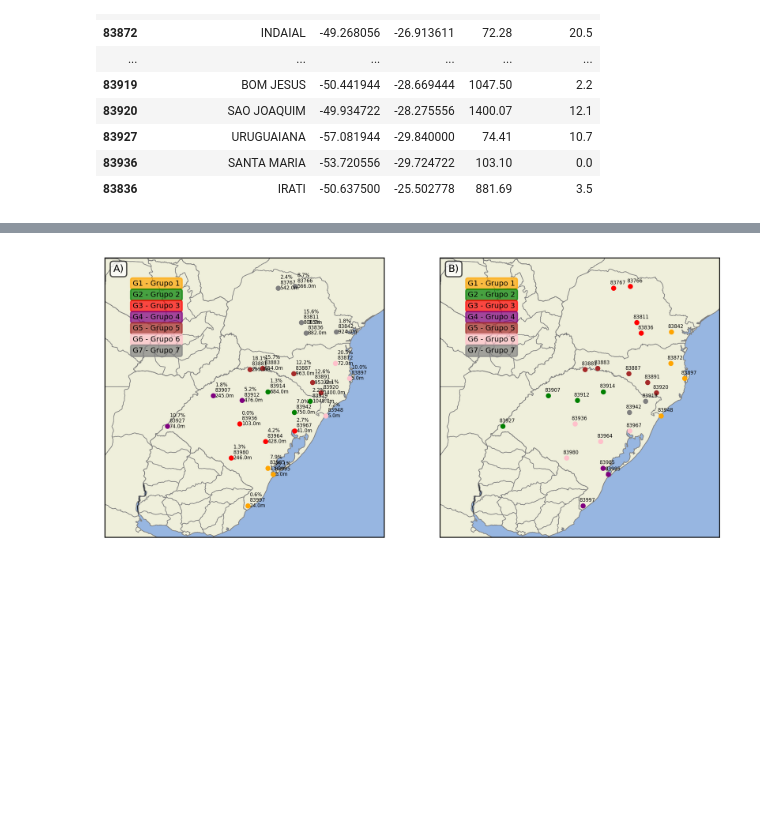
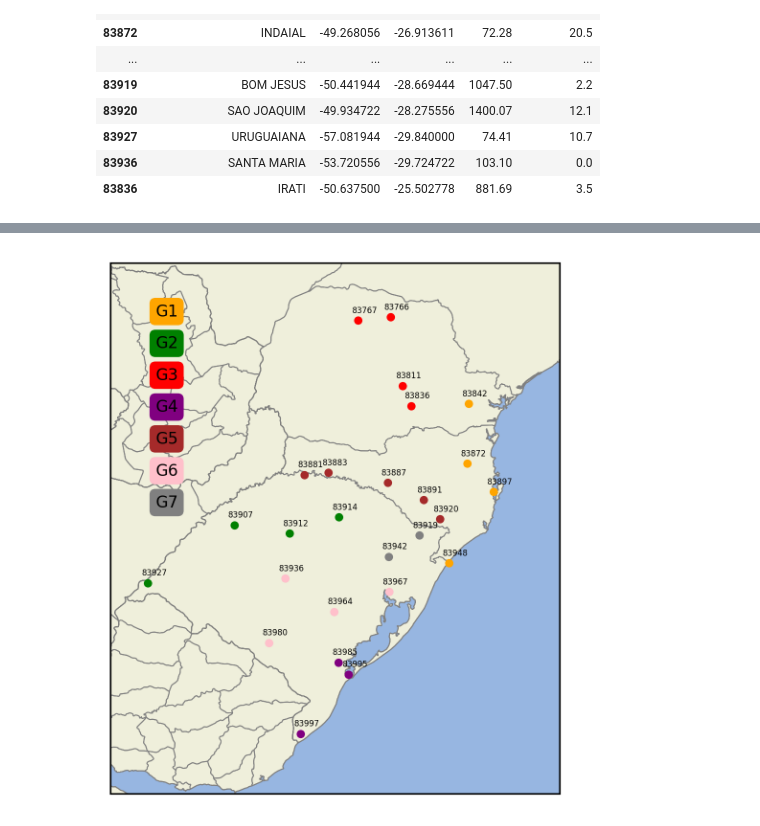
Before and after one commit to lucasdmarten/dissertacao, a Jupyter notebook: stations_parser_anomalys.ipynb, the cells around one changed output, grey strips where cells are left out. Drawn from its saved outputs; the diff is of its cells as text; code cells hidden in the pictures; blank space fills up the shorter version.

```diff
--- a/stations_parser_anomalys.ipynb
+++ b/stations_parser_anomalys.ipynb
@@ -234,4 +251,5 @@ def extract(codes, df_done, variable, fill_with_nans=True):
 # data.index = data['index']
 # data = data.drop(columns=['index'])
 # %%
-data = extract(codes, df_done, variable='anom_mean')
+anom_data = extract(codes, df_done, variable='anom_mean')
+tmean_data = extract(codes, df_done, variable='tmean')
@@ -488,50 +501,50 @@ groups_kmeans
 # plt.savefig('stations_kmeans.png')
 # plt.show()
 # %%
-fig = plt.figure(figsize=(9,14), dpi=300)
-gs = fig.add_gridspec(1, 2)
+fig = plt.figure(dpi=300)
+gs = fig.add_gridspec(1, 1)
 
-ax1 = fig.add_subplot(gs[0], projection=ccrs.PlateCarree())
-ax1.set_extent([-60, -47, -35, -22], crs=ccrs.PlateCarree())
-ax1.add_feature(cfeature.LAND, edgecolor='gray', linewidth=0.5)
-ax1.add_feature(cfeature.BORDERS, linewidth=0.5)
-ax1.add_feature(cfeature.OCEAN, edgecolor='gray', linewidth=0.5)
-ax1.add_feature(cfeature.STATES, edgecolor='gray', linewidth=0.5)
+# ax1 = fig.add_subplot(gs[0], projection=ccrs.PlateCarree())
+# ax1.set_extent([-58, -47, -35, -22], crs=ccrs.PlateCarree())
+# ax1.add_feature(cfeature.LAND, edgecolor='gray', linewidth=0.5)
+# ax1.add_feature(cfeature.BORDERS, linewidth=0.5)
+# ax1.add_feature(cfeature.OCEAN, edgecolor='gray', linewidth=0.5)
+# ax1.add_feature(cfeature.STATES, edgecolor='gray', linewidth=0.5)
 
-group_colors = {'G1 - Grupo 1': 'orange', 'G2 - Grupo 2': 'green', 'G3 - Grupo 3': 'red', 'G4 - Grupo 4': 'purple', 'G5 - Grupo 5': 'brown',
-               'G6 - Grupo 6': 'pink', 'G7 - Grupo 7': 'gray'}
+# group_colors = {'G1': 'orange', 'G2': 'green', 'G3': 'red', 'G4': 'purple', 'G5': 'brown',
+#                'G6': 'pink', 'G7': 'gray'}
 
-x, y = 0.1, 0.9
-for group, color in group_colors.items():
-    ax1.annotate(group, xy=(x, y), xycoords='axes fraction', color='black', fontsize=6,
-                bbox=dict(facecolor=color, edgecolor=color, boxstyle='round,pad=0.3', alpha=0.7))
-    y -= 0.04  # Movendo para baixo para o próximo grupo
+# x, y = 0.1, 0.9
+# for group, color in group_colors.items():
+#     ax1.annotate(group, xy=(x, y), xycoords='axes fraction', color='black', fontsize=8,
+#                 bbox=dict(facecolor=color, edgecolor=color, boxstyle='round,pad=0.3', alpha=0.7))
+#     y -= 0.06  # Movendo para baixo para o próximo grupo
 
-marker = 'o'
-for code, row in cidades.iterrows():
+# marker = 'o'
+# for code, row in cidades.iterrows():
 
-    color = group2color.get(codes2group.get(code))
+#     color = group2color.get(codes2group.get(code))
 
-    ax1.scatter(row['lons'], row['lats'], transform=ccrs.PlateCarree(),
-          color=color, s=10, zorder=5, marker=marker)
-    ax1.text(row['lons']+0.1, row['lats']+0., str(round(row['alt'],0)) + 'm',
-            transform=ccrs.PlateCarree(),
-            fontsize=4,
-            color='black', zorder=100,
-            verticalalignment='center')
-    ax1.text(row['lons']+0.1, row['lats']+0.5, str(row['percent_null']) + '%',
-            transform=ccrs.PlateCarree(),
-            fontsize=4,
-            color='black', zorder=100,
-            verticalalignment='center')
-    ax1.text(row['lons']+0.1, row['lats']+0.25, code,
-            transform=ccrs.PlateCarree(),
-            fontsize=4,
-            color='black', zorder=100,
-            verticalalignment='center')
+#     ax1.scatter(row['lons'], row['lats'], transform=ccrs.PlateCarree(),
+#           color=color, s=10, zorder=5, marker=marker)
+#     # ax1.text(row['lons']+0.1, row['lats']+0., str(round(row['alt'],0)) + 'm',
+#     #         transform=ccrs.PlateCarree(),
+#     #         fontsize=4,
+#     #         color='black', zorder=100,
+#     #         verticalalignment='center')
+#     # ax1.text(row['lons']+0.1, row['lats']+0.5, str(row['percent_null']) + '%',
+#     #         transform=ccrs.PlateCarree(),
+#     #         fontsize=4,
+#     #         color='black', zorder=100,
+#     #         verticalalignment='center')
+#     ax1.text(row['lons']+0.1, row['lats']+0.25, code,
+#             transform=ccrs.PlateCarree(),
+#             fontsize=4,
+#             color='black', zorder=100,
+#             verticalalignment='center')
 
-ax2 = fig.add_subplot(gs[1], projection=ccrs.PlateCarree())
-ax2.set_extent([-60, -47, -35, -22], crs=ccrs.PlateCarree())
+ax2 = fig.add_subplot(gs[0], projection=ccrs.PlateCarree())
+ax2.set_extent([-58, -47, -35, -22], crs=ccrs.PlateCarree())
 
 ax2.add_feature(cfeature.LAND, edgecolor='gray', linewidth=0.5)
 ax2.add_feature(cfeature.BORDERS, linewidth=0.5)
@@ -539,44 +552,44 @@ ax2.add_feature(cfeature.OCEAN, edgecolor='gray', linewidth=0.5)
 ax2.add_feature(cfeature.STATES, edgecolor='gray', linewidth=0.5)
 x, y = 0.1, 0.9
 for group, color in group_colors.items():
-    ax2.annotate(group, xy=(x, y), xycoords='axes fraction', color='black', fontsize=6,
-                bbox=dict(facecolor=color, edgecolor=color, boxstyle='round,pad=0.3', alpha=0.7))
-    y -= 0.04  # Movendo para baixo para o próximo grupo
+    ax2.annotate(group, xy=(x, y), xycoords='axes fraction', color='black', fontsize=8,
+                bbox=dict(facecolor=color, edgecolor=color, boxstyle='round,pad=0.3', alpha=1))
+    y -= 0.06  # Movendo para baixo para o próximo grupo
 
 
 scatters = []
 for code, row in cidades.iterrows():
     label = code2group.get(code)
     color = group2color.get(label)
 
     scatter = ax2.scatter(row['lons'], row['lats'], transform=ccrs.PlateCarree(),
                          color=color, s=10, zorder=5, marker='o')
 
     # ax2.text(row['lons']+0.1, row['lats']+0., str(round(row['alt'],3)) + 'm',
     #         transform=ccrs.PlateCarree(),
     #         fontsize=4,
     #         color='black', zorder=100,
     #         verticalalignment='center')
     # ax2.text(row['lons']-0.15, row['lats']+0.5, str(row['percent_null']) + '%',
     #         transform=ccrs.PlateCarree(),
     #         fontsize=4,
     #         color='black', zorder=100,
     #         verticalalignment='center')
     ax2.text(row['lons']-0.15, row['lats']+0.25, code,
             transform=ccrs.PlateCarree(),
             fontsize=4,
             color='black', zorder=100,
             verticalalignment='center')
 
-axs = [ax1, ax2]
-x, y = 0.03, 0.95
-for i, letter in enumerate(['A)', 'B)']):
-    axs[i].annotate(letter, xy=(x, y), xycoords='axes fraction', color='black', fontsize=8,
-                bbox=dict(facecolor='white', edgecolor='black', boxstyle='round,pad=0.3', alpha=0.7))
-    #x += 1.15  # Movendo para baixo para o próximo grupoabs
+# axs = [ax1, ax2]
+# x, y = 0.03, 0.95
+# for i, letter in enumerate(['A)', 'B)']):
+#     axs[i].annotate(letter, xy=(x, y), xycoords='axes fraction', color='black', fontsize=8,
+#                 bbox=dict(facecolor='white', edgecolor='black', boxstyle='round,pad=0.3', alpha=0.7))
+#     #x += 1.15  # Movendo para baixo para o próximo grupoabs
 
 plt.savefig('ward_kmeans.pdf', format='pdf', bbox_inches='tight')
 plt.show()
 # %% [output]
-[figure, old version]
+[figure, new version]
 # %%
```
Also changed, not shown: parts of 20 cells of this notebook, 9 other files.
